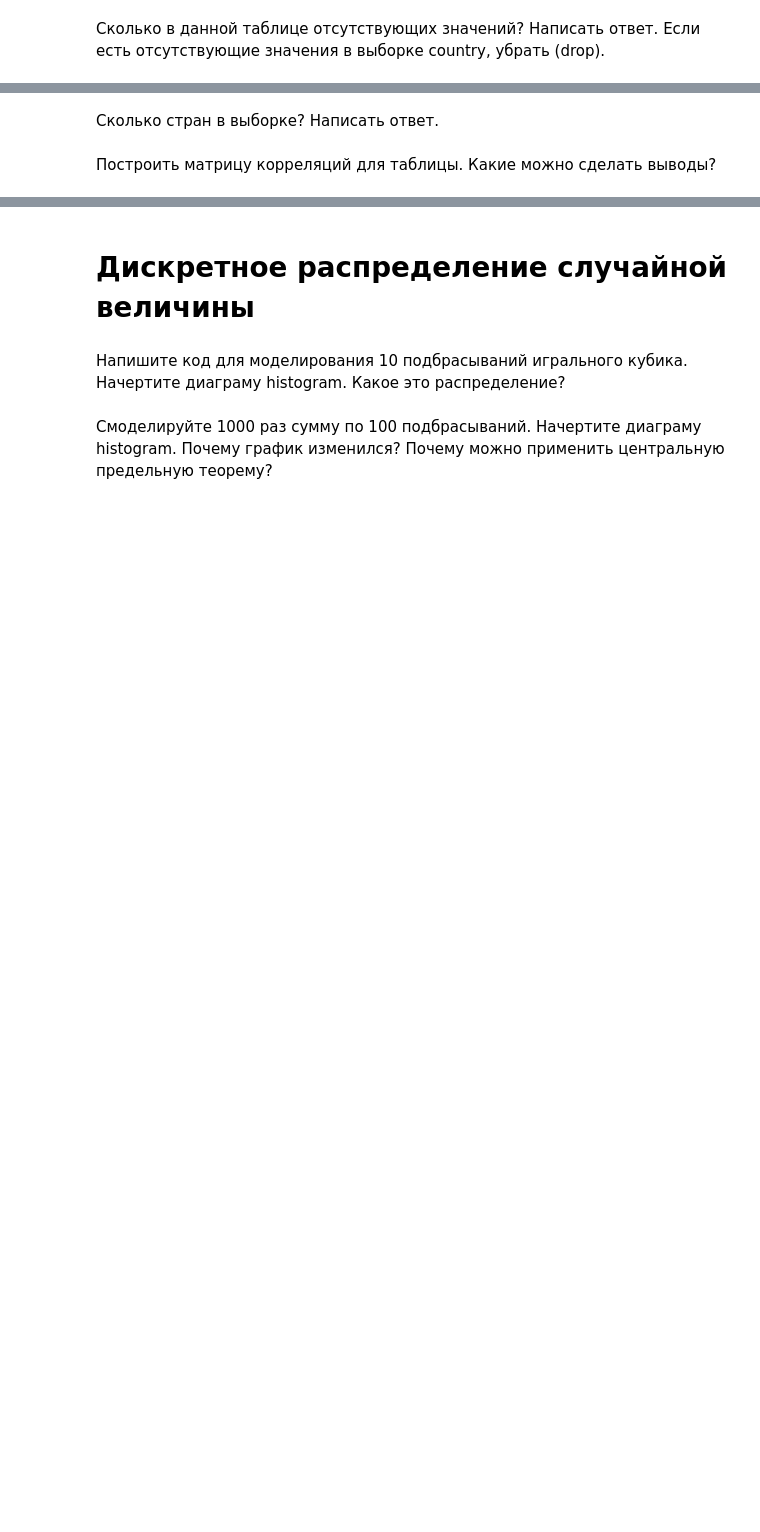
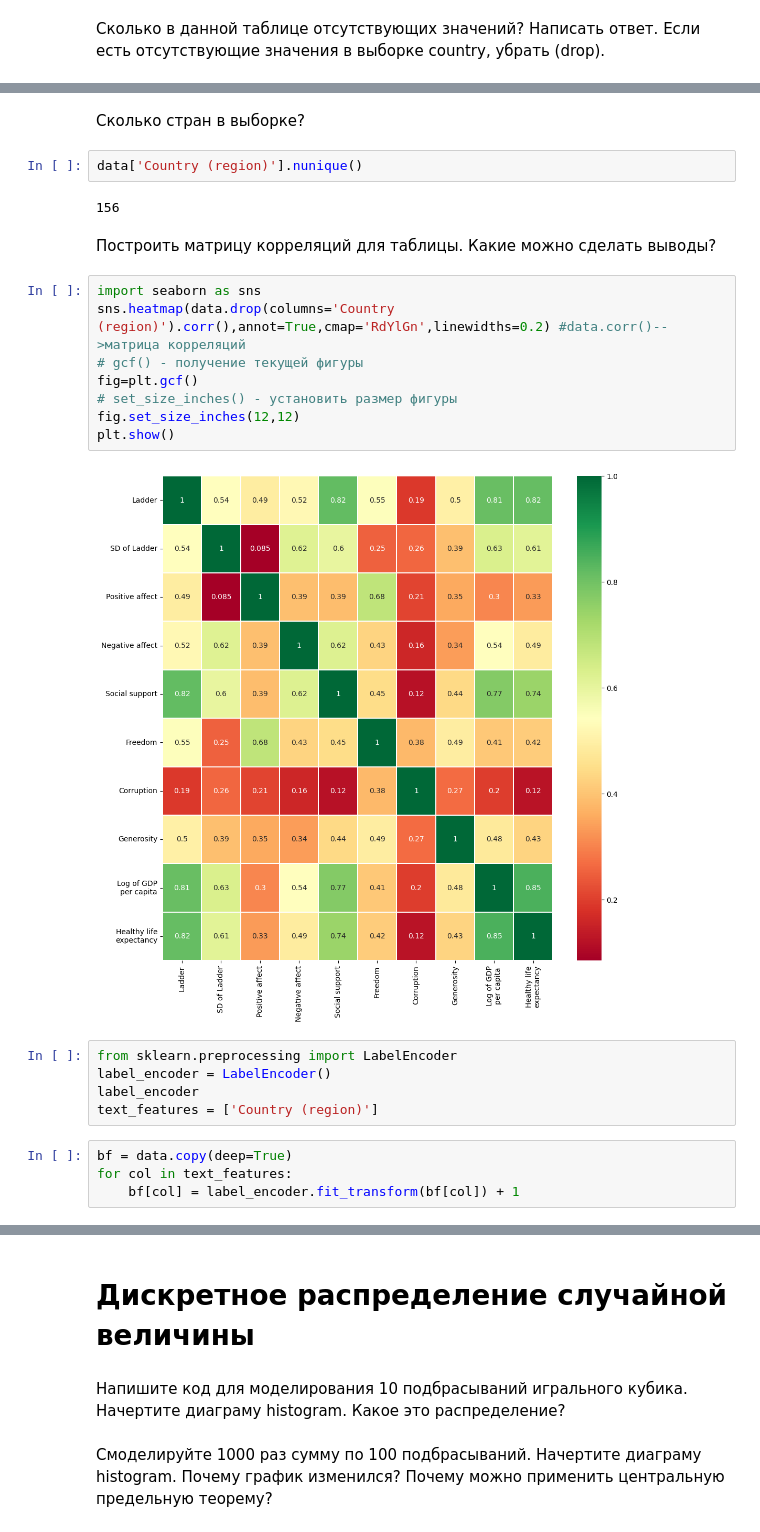
Before and after one commit to Rebeil/Python, a Jupyter notebook: 20.statistics/work_20.ipynb, the cells around one changed output, grey strips where cells are left out. Cells and saved outputs as stored; diff of their text form; blank space fills up the shorter version.

```diff
--- a/20.statistics/work_20.ipynb
+++ b/20.statistics/work_20.ipynb
@@ -383,4 +565,27 @@ data.head()
 # %% [markdown]
-Сколько стран в выборке? Написать ответ.
+Сколько стран в выборке?
+# %%
+data['Country (region)'].nunique()
+# %% [output]
+156
 # %% [markdown]
 Построить матрицу корреляций для таблицы. Какие можно сделать выводы?
+# %%
+import seaborn as sns
+sns.heatmap(data.drop(columns='Country (region)').corr(),annot=True,cmap='RdYlGn',linewidths=0.2) #data.corr()-->матрица корреляций
+# gcf() - получение текущей фигуры
+fig=plt.gcf()
+# set_size_inches() - установить размер фигуры
+fig.set_size_inches(12,12)
+plt.show()
+# %% [output]
+[figure, added]
+# %%
+from sklearn.preprocessing import LabelEncoder
+label_encoder = LabelEncoder()
+label_encoder
+text_features = ['Country (region)']
+# %%
+bf = data.copy(deep=True)
+for col in text_features:
+    bf[col] = label_encoder.fit_transform(bf[col]) + 1
```
Also changed, not shown: parts of 25 cells of this notebook.
